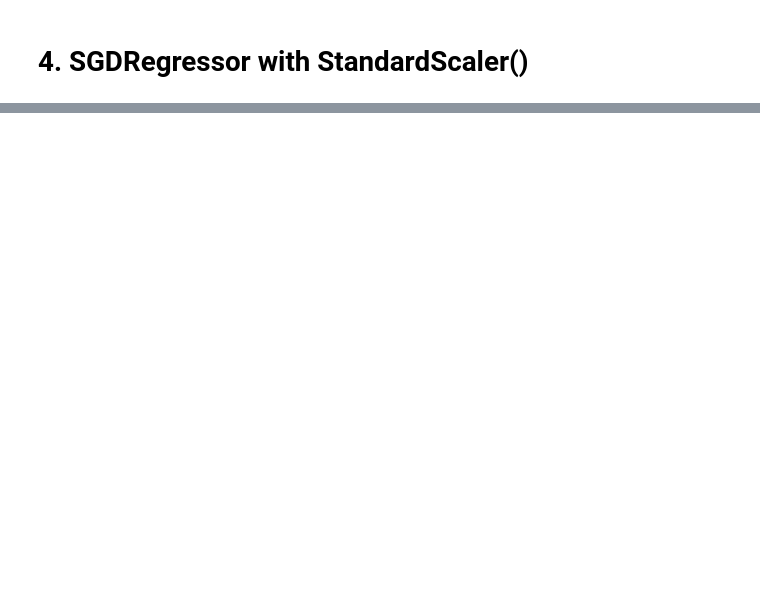
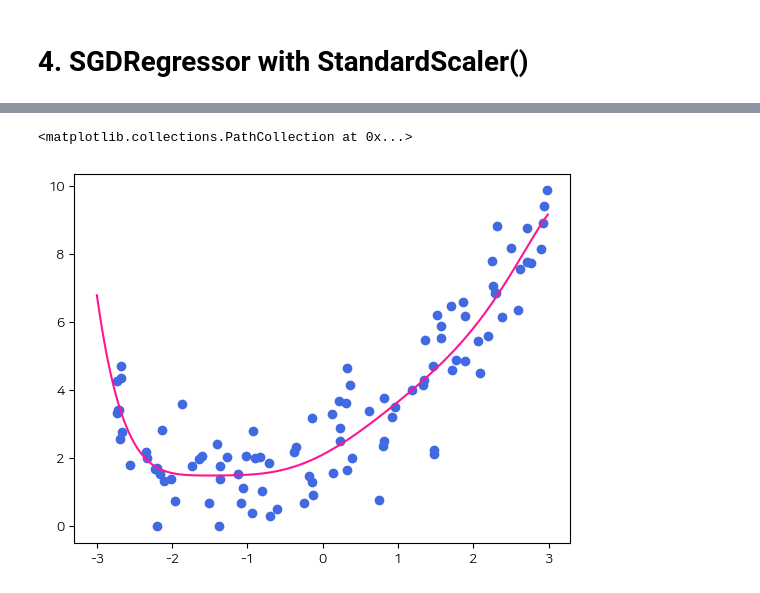
Before and after one commit to malcano/Data_Engineering_20, a Jupyter notebook: machinelearning/03ML.ipynb, the cells around one changed output, grey strips where cells are left out. Cells and saved outputs as stored; diff of their text form; code cells hidden in the pictures; blank space fills up the shorter version.

```diff
--- a/machinelearning/03ML.ipynb
+++ b/machinelearning/03ML.ipynb
@@ -394,0 +628,26 @@ print(reg.coef_, reg.intercept_)
+# %%
+# 4) 7차항 형태로 다항회귀 수행
+from sklearn.linear_model import LinearRegression
+from sklearn.preprocessing import PolynomialFeatures
+
+
+X = 6 * np.random.rand(100,1) - 3
+y = 0.5 * X ** 2 + X + 2 + np.random.randn(100, 1)
+
+
+poly = PolynomialFeatures(degree=7)
+reg7 = LinearRegression()
+
+X7_train = poly.fit_transform(X)
+y_train = y
+
+reg7 = reg7.fit(X7_train, y_train)
+
+xx7 = np.arange(-3,3 ,0.01).reshape(-1,1)
+yy7 = reg7.predict(poly.transform(xx7))
+# %%
+plt.plot(xx7,yy7, color = 'deeppink')
+plt.scatter(X,y, c='royalblue')
+# %% [output]
+<matplotlib.collections.PathCollection at 0x...>
+[figure, added]
```
Also changed, not shown: parts of 86 cells of this notebook.
